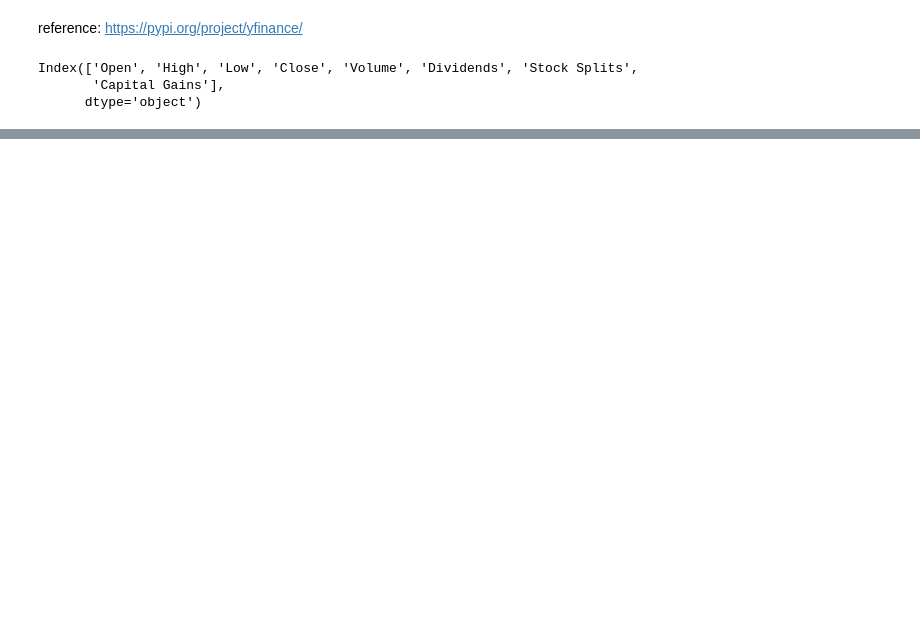
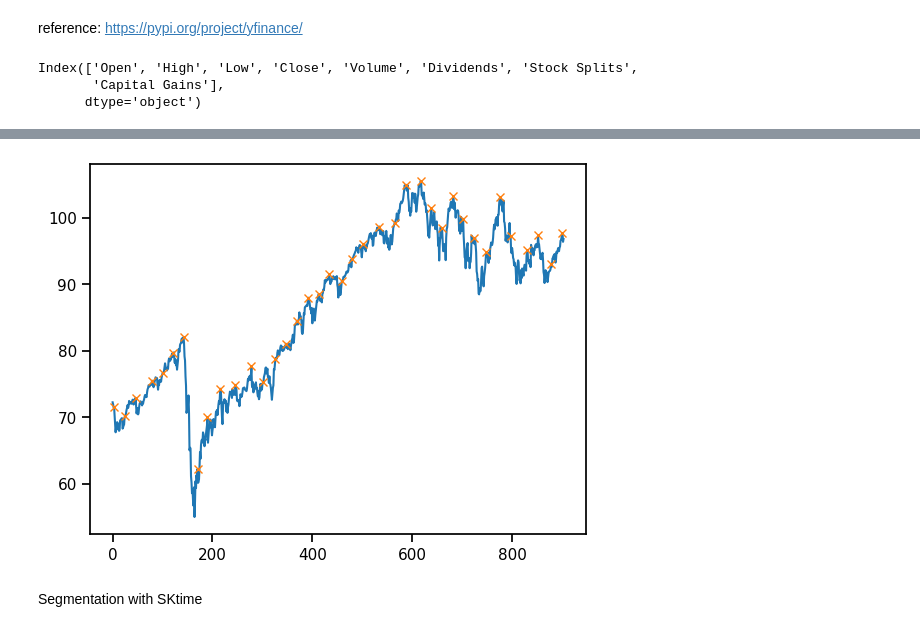
Before and after one commit to GianFree/timeseries, a Jupyter notebook: test.ipynb, the cells around one changed output, grey strips where cells are left out. Saved outputs shown, nothing was run; the diff lists cells and outputs as text; code cells hidden in the pictures; blank space fills up the shorter version.

```diff
--- a/test.ipynb
+++ b/test.ipynb
@@ -38,0 +86,12 @@ plt.show()
+# %%
+open_ts = vwce_ts['Open'].values
+
+peaks, _ = sig.find_peaks(open_ts, distance=20)
+
+plt.plot(open_ts)
+plt.plot(peaks,open_ts[peaks],"x")
+plt.show()
+# %% [output]
+[figure, added]
+# %% [markdown]
+Segmentation with SKtime
```
Also changed, not shown: parts of 35 cells of this notebook, 1 other file.
